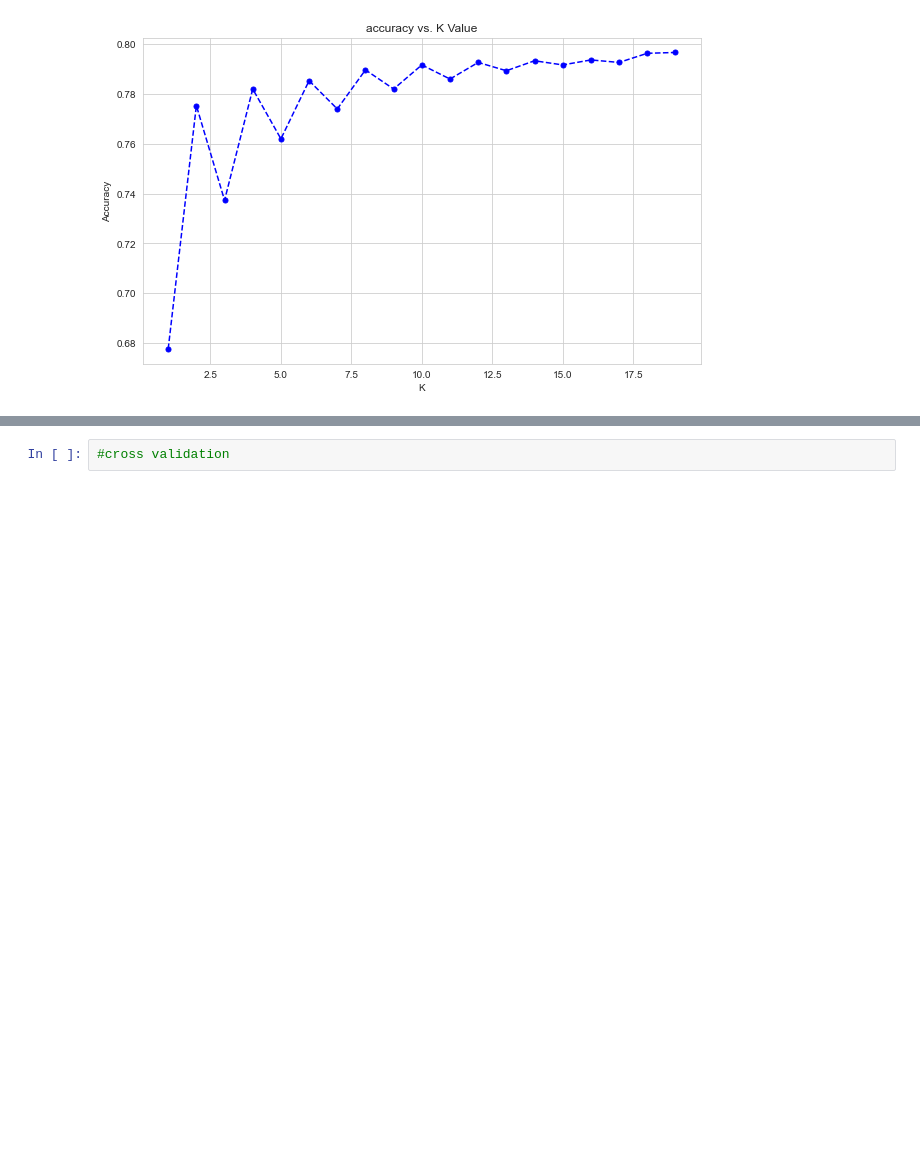
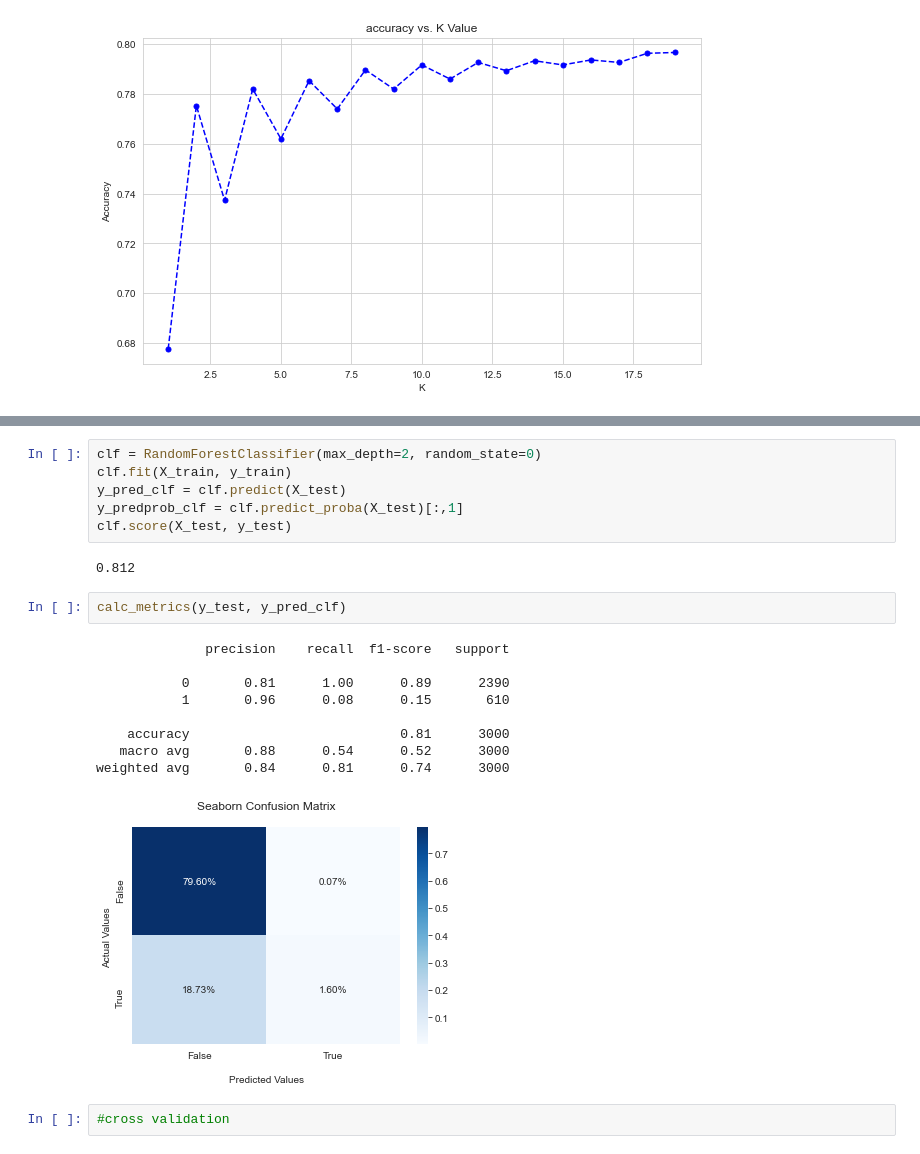
Before and after one commit to stijnverpoest/Churn-Prediction, a Jupyter notebook: Churn prediction.ipynb, the cells around one changed output, grey strips where cells are left out. Cells and saved outputs as stored; diff of their text form; blank space fills up the shorter version.

```diff
--- a/Churn prediction.ipynb
+++ b/Churn prediction.ipynb
@@ -236,3 +268,23 @@ Maximum accuracy:- 0.7966666666666666 at K = 18
+# %%
+clf = RandomForestClassifier(max_depth=2, random_state=0)
+clf.fit(X_train, y_train)
+y_pred_clf = clf.predict(X_test)
+y_predprob_clf = clf.predict_proba(X_test)[:,1]
+clf.score(X_test, y_test)
+# %% [output]
+0.812
+# %%
+calc_metrics(y_test, y_pred_clf)
+# %% [output]
+              precision    recall  f1-score   support
+
+           0       0.81      1.00      0.89      2390
+           1       0.96      0.08      0.15       610
+
+    accuracy                           0.81      3000
+   macro avg       0.88      0.54      0.52      3000
+weighted avg       0.84      0.81      0.74      3000
+[figure, added]
 # %%
 #cross validation
 # %%
```
Also changed, not shown: parts of 8 cells of this notebook.
